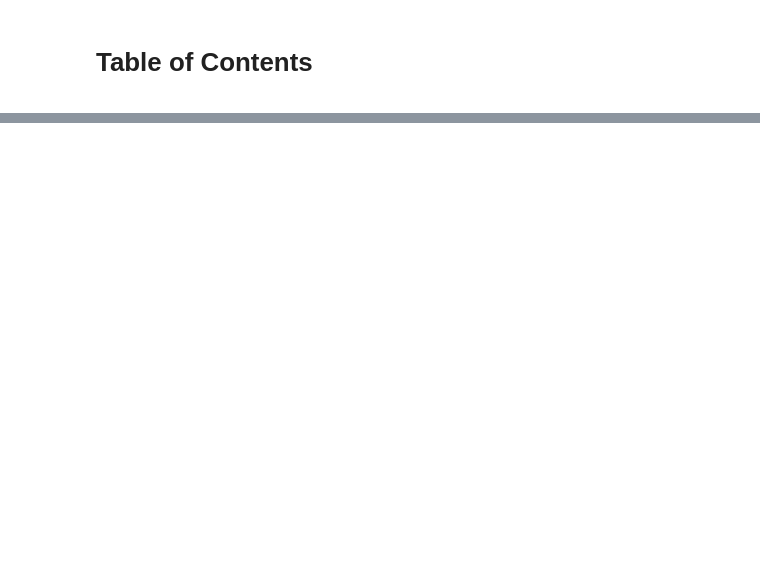
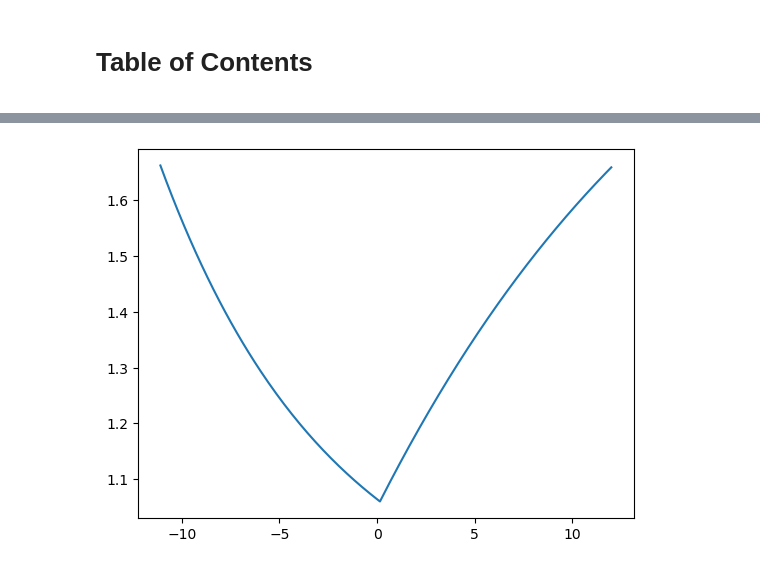
Before and after one commit to LucasFuentesValenzuela/RB_model, a Jupyter notebook: notebooks/Paper/Fig1_model_plot.ipynb, the cells around one changed output, grey strips where cells are left out. Drawn from its saved outputs; the diff is of its cells as text; code cells hidden in the pictures; blank space fills up the shorter version.

Commit message:
small edits for save

```diff
--- a/notebooks/Paper/Fig1_model_plot.ipynb
+++ b/notebooks/Paper/Fig1_model_plot.ipynb
@@ -43,3 +57,5 @@ G2idx = np.where(dphases==-1.)[0]
 G1S_trans = G2idx[((G2idx > start) & (G2idx < end))][0]
 # %%
 t = np.linspace(start-G1S_trans, end-G1S_trans, end-start)*params['dt']
+# %%
+SAVE_DIR = "/Users/shuyuan/Library/CloudStorage/OneDrive-Stanford/Skotheim lab/RB degradation paper/Figures"
@@ -46,7 +64,13 @@ t = np.linspace(start-G1S_trans, end-G1S_trans, end-start)*params['dt']
 # %%
 yvals = cell.RB_c_hist
 
 plt.plot(t, yvals[start:end])
+
+plt.savefig(
+    os.path.join(SAVE_DIR, """""", "RBc.eps"), dpi=300
+)
+# %% [output]
+[figure, added]
 # %%
 yvals = cell.RB_hist
 
```
Also changed, not shown: parts of 3 cells of this notebook.
